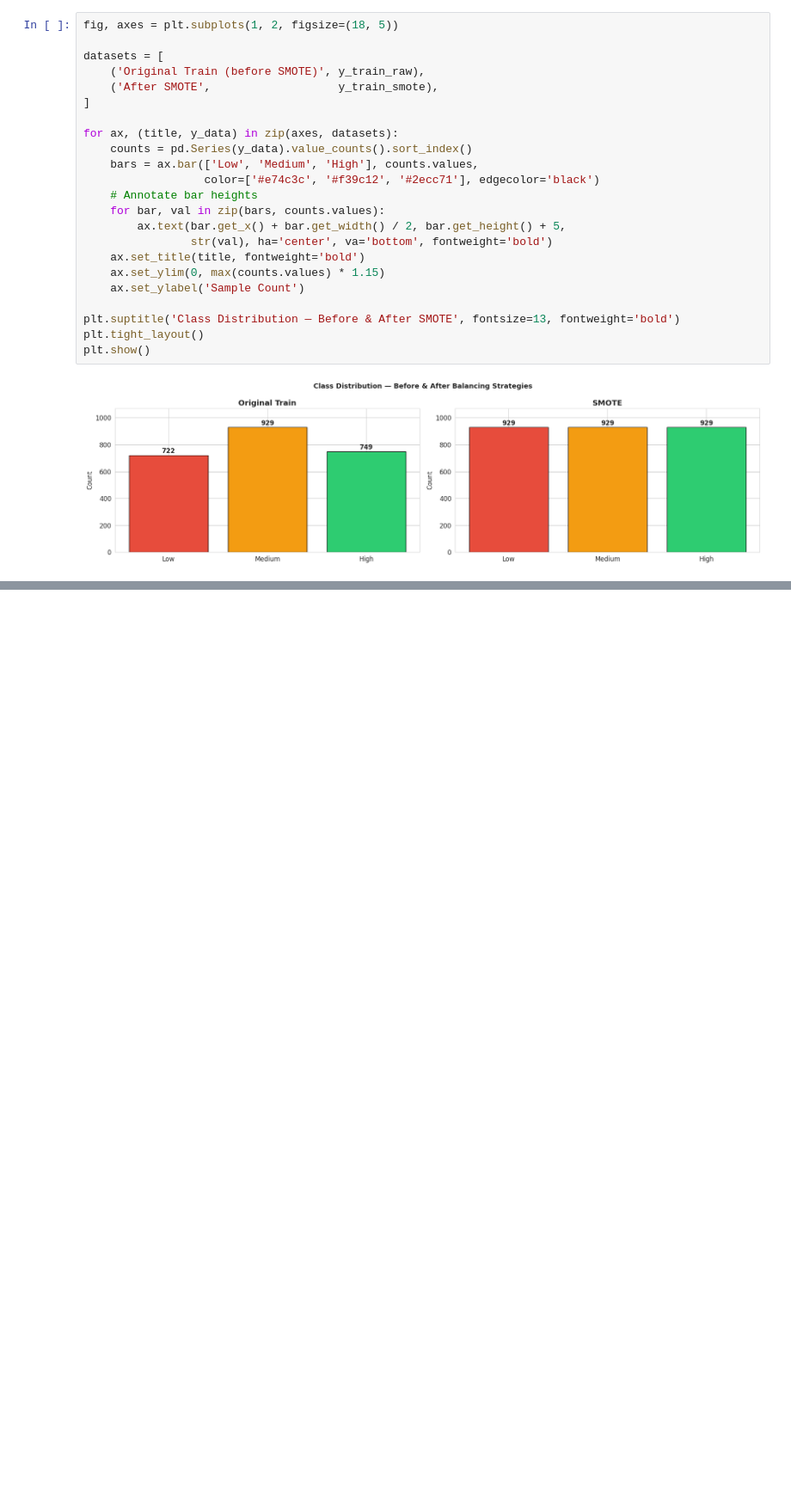
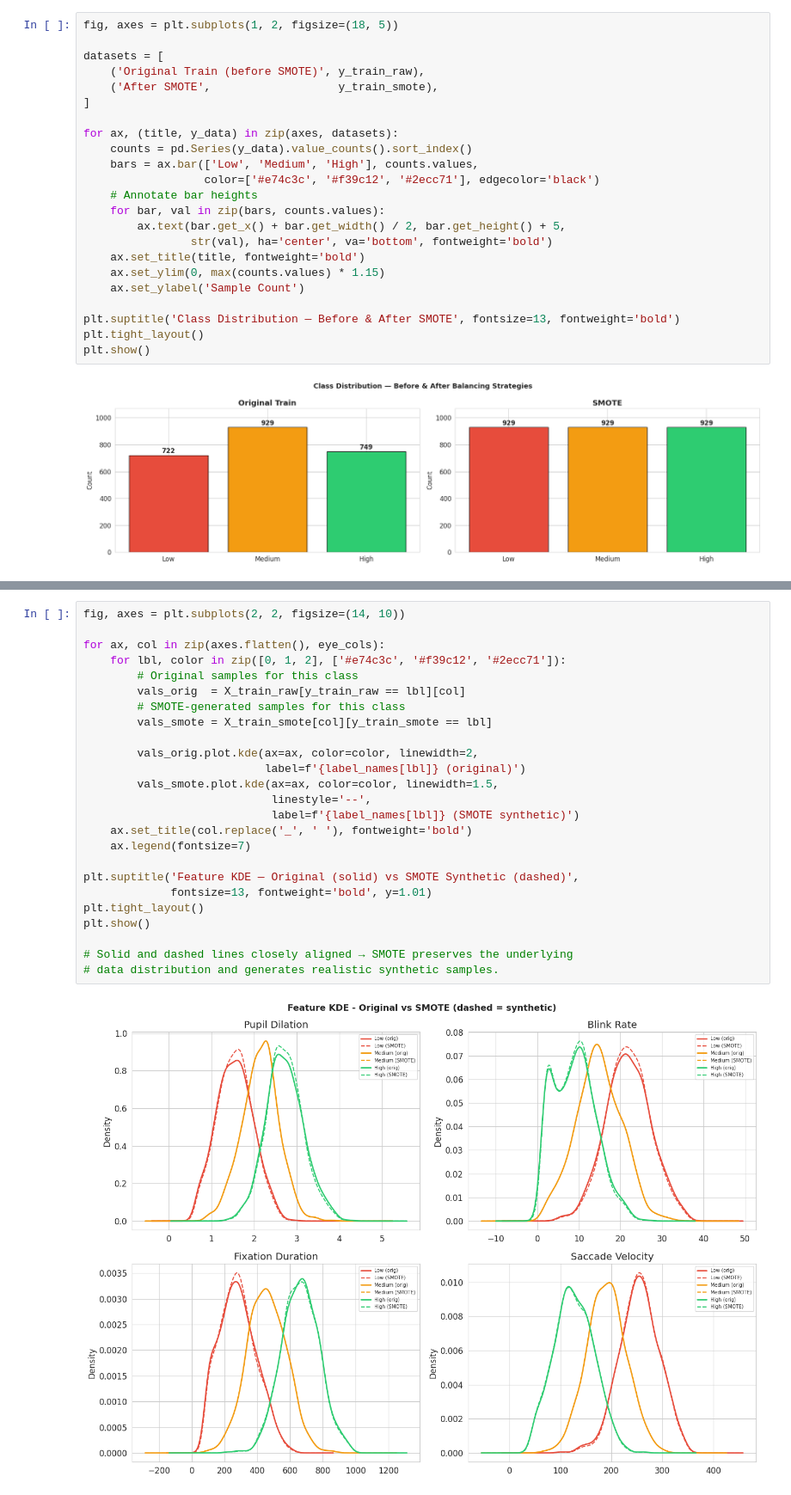
Before and after one commit to YasiniK/multimodal-student-cognitive-load-and-engagement-detection, a Jupyter notebook: Cognitive_Load/CL_EDA_Preprocessing.ipynb, the cells around one changed output, grey strips where cells are left out. Shown at 86% size. Saved outputs shown, nothing was run; the diff lists cells and outputs as text; blank space fills up the shorter version.

Commit message:
SMOTE sanity check - Feature distribution comparison

```diff
--- a/Cognitive_Load/CL_EDA_Preprocessing.ipynb
+++ b/Cognitive_Load/CL_EDA_Preprocessing.ipynb
@@ -365,0 +371,27 @@ plt.show()
+# %%
+fig, axes = plt.subplots(2, 2, figsize=(14, 10))
+
+for ax, col in zip(axes.flatten(), eye_cols):
+    for lbl, color in zip([0, 1, 2], ['#e74c3c', '#f39c12', '#2ecc71']):
+        # Original samples for this class
+        vals_orig  = X_train_raw[y_train_raw == lbl][col]
+        # SMOTE-generated samples for this class
+        vals_smote = X_train_smote[col][y_train_smote == lbl]
+
+        vals_orig.plot.kde(ax=ax, color=color, linewidth=2,
+                           label=f'{label_names[lbl]} (original)')
+        vals_smote.plot.kde(ax=ax, color=color, linewidth=1.5,
+                            linestyle='--',
+                            label=f'{label_names[lbl]} (SMOTE synthetic)')
+    ax.set_title(col.replace('_', ' '), fontweight='bold')
+    ax.legend(fontsize=7)
+
+plt.suptitle('Feature KDE — Original (solid) vs SMOTE Synthetic (dashed)',
+             fontsize=13, fontweight='bold', y=1.01)
+plt.tight_layout()
+plt.show()
+
+# Solid and dashed lines closely aligned → SMOTE preserves the underlying
+# data distribution and generates realistic synthetic samples.
+# %% [output]
+[figure, added]
```
Also changed, not shown: parts of 2 cells of this notebook.
